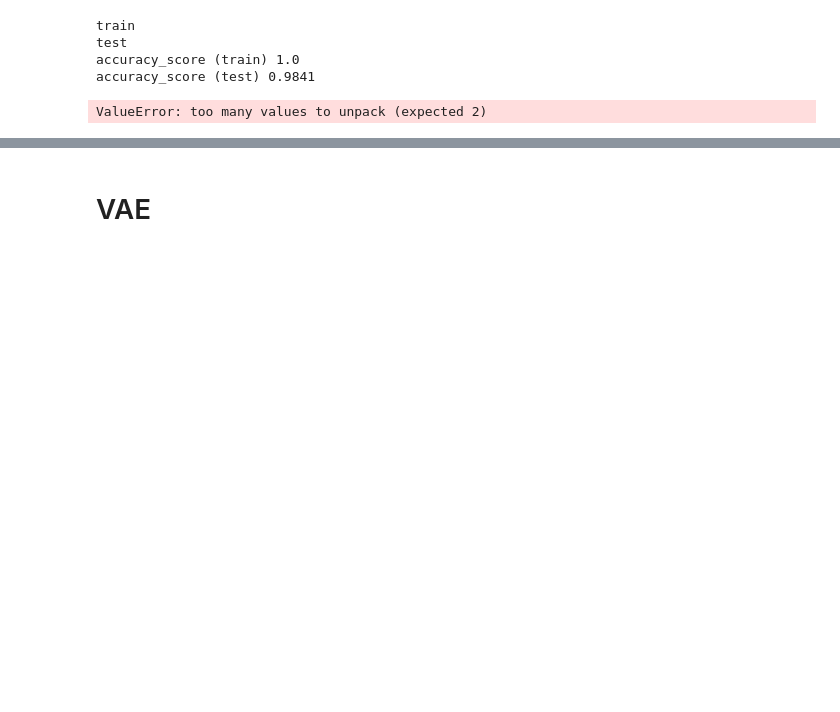
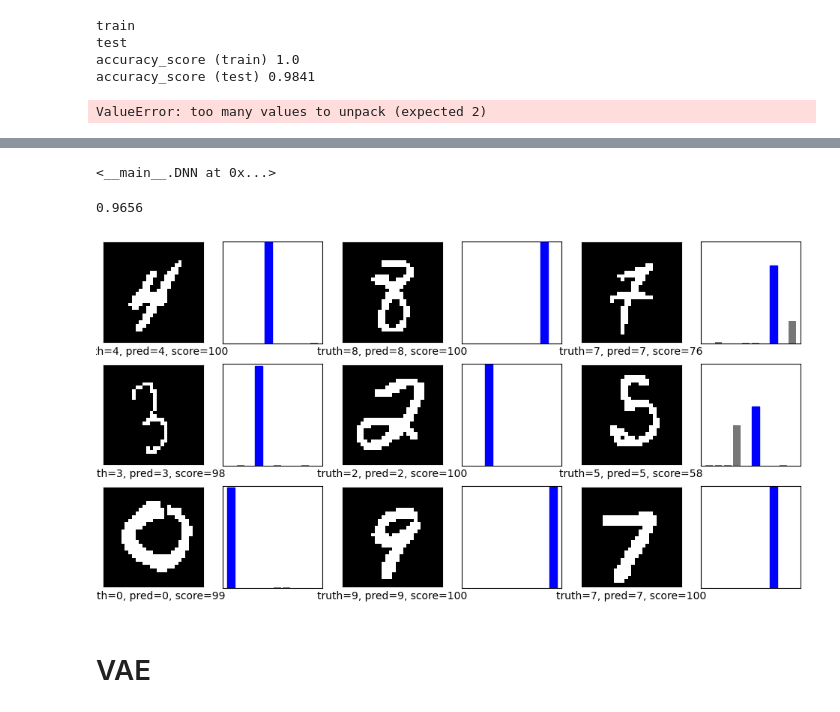
Before and after one commit to AlexiaALLAL/dl2_project, a Jupyter notebook: dl_2_project.ipynb, the cells around one changed output, grey strips where cells are left out. Drawn from its saved outputs; the diff is of its cells as text; code cells hidden in the pictures; blank space fills up the shorter version.

Commit message:
with pickle

```diff
--- a/dl_2_project.ipynb
+++ b/dl_2_project.ipynb
@@ -1412,7 +1412,7 @@ for train_iter_ in train_iter_sizes:
     print(f"--- {train_iter_} iterations in DNN train ---")
 
     """-------------- Model 1 : pre-train + train -------------------"""
-    ce_model1, score_model1, train_score_model1 = DNN_main(
+    ce_model1, score_model1, train_score_model1, _ = DNN_main(
         X_train,
         X_test,
         y_train,
@@ -1428,7 +1428,7 @@ for train_iter_ in train_iter_sizes:
     acc_1_train_iter_train.append(train_score_model1)
 
     """-------------- Model 2 : train only ---------------------------"""
-    ce_model2, score_model2, train_score_model2 = DNN_main(
+    ce_model2, score_model2, train_score_model2, _ = DNN_main(
         X_train,
         X_test,
         y_train,
@@ -1558,11 +1558,11 @@ ValueError: too many values to unpack (expected 2)
 """-------------- Model 2 : train only ---------------------------"""
 
 X_train_f, X_test, y_train_f, y_test = lire_mnist(subsample_size=-1)
-n_layers_b2 = [784, 700, 700, 10]
-train_iter_b = 1000
-batch_size_b = 32
+n_layers_b2 = [784, 100, 100, 10]
+train_iter_b = 100
+batch_size_b = 256
 pretrain_iter = False
-ce_model2, score_model2, train_score_model2 = DNN_main(
+ce_model2, score_model2, train_score_model2, model2 = DNN_main(
     X_train_f,
     X_test,
     y_train_f,
@@ -1584,3 +1591,43 @@ Training DNN...
+# %%
+import pickle
+# with open(savepath + 'best_model_pretrain.pkl', 'wb') as f:
+#   pickle.dump(model1, f)
+with open(savepath + 'best_model_train.pkl', 'wb') as f:
+  pickle.dump(model2, f)
+# %%
+#----------
+# train_size = 30000 # Default = 30000
+# n_main = 100 # standard number of neurons per layer (default = 100)
+# n_hidden = 2 # default = 2
+# pretrain_iter = 50 # 100 default = 50?
+# train_iter = 200 # 200 default = 200?
+
+# # Create directory to save plots
+# savepath = 'save' + '_' + str(train_size) + '_' + str(n_main) + '_' + str(n_hidden) + '_' + str(pretrain_iter) +'_' + str(train_iter) + '/'
+# if not os.path.exists(savepath):
+#     os.makedirs(savepath)
+#     print('Directory "' + str(savepath) + '" created')
+#------------
+# with open(savepath + 'best_model_pretrain.pkl', 'rb') as f:
+#   model1_ = pickle.load(f)
+with open(savepath + 'best_model_train.pkl', 'rb') as f:
+  model2_ = pickle.load(f)
+# %%
+model2_
+# %% [output]
+<__main__.DNN at 0x...>
+# %%
+X_ = X_test
+y_ = y_test
+# X_ = X_train_f
+# y_ = y_train_f
+y_pred, _ = test_DNN(model2_, X_, y_)
+test_score = accuracy_score(np.argmax(y_, axis=1), np.argmax(y_pred, axis=1))
+print(test_score)
+plot_preds(X_, y_, y_pred, save=False)
+# %% [output]
+0.9656
+[figure, added]
 # %% [markdown]
 # VAE
 # %%
```
Also changed, not shown: parts of 15 cells of this notebook.
